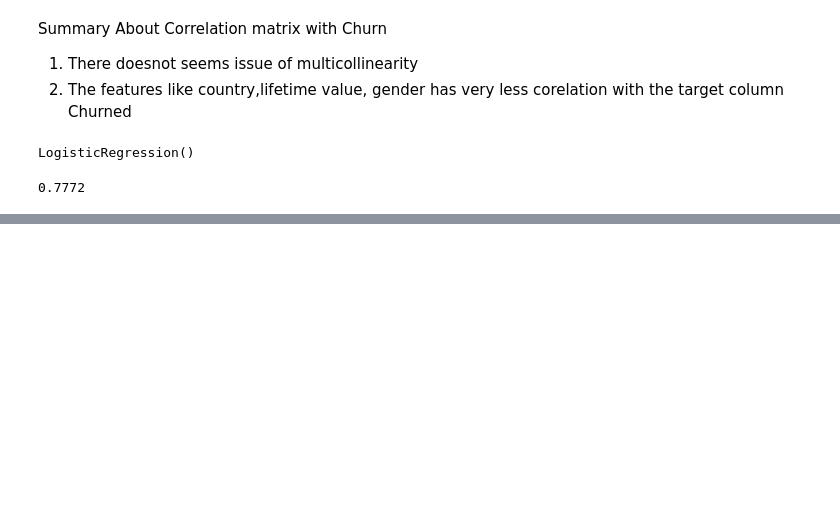
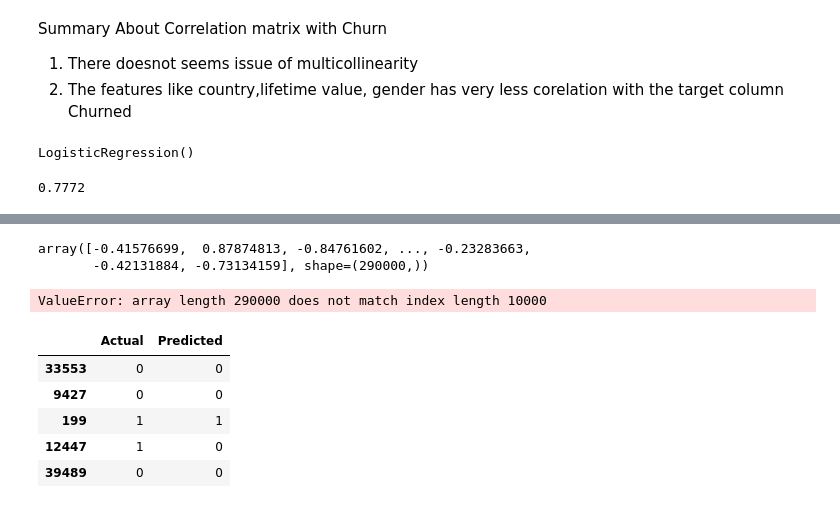
Before and after one commit to adi180397/Churn-Prediction, a Jupyter notebook: research/trials.ipynb, the cells around one changed output, grey strips where cells are left out. Saved outputs shown, nothing was run; the diff lists cells and outputs as text; code cells hidden in the pictures; blank space fills up the shorter version.

```diff
--- a/research/trials.ipynb
+++ b/research/trials.ipynb
@@ -418,0 +1195,11 @@ print(accuracy_score(y_test,y_pred_rf))
+# %%
+X_test_scaled.flatten()
+# %% [output]
+array([-0.41576699,  0.87874813, -0.84761602, ..., -0.23283663,
+       -0.42131884, -0.73134159], shape=(290000,))
+# %%
+df_plot = pd.DataFrame({
+    "X": X_test_scaled.flatten(),
+    "y": y_test})
+# %% [output]
+ValueError: array length 290000 does not match index length 10000
@@ -418,0 +1213,9 @@ print(accuracy_score(y_test,y_pred_rf))
+# %%
+df_plot.head()
+# %% [output]
+|  | Actual | Predicted |
+| 33553 | 0 | 0 |
+| 9427 | 0 | 0 |
+| 199 | 1 | 1 |
+| 12447 | 1 | 0 |
+| 39489 | 0 | 0 |
```
Also changed, not shown: parts of 119 cells of this notebook, 12 other files.
